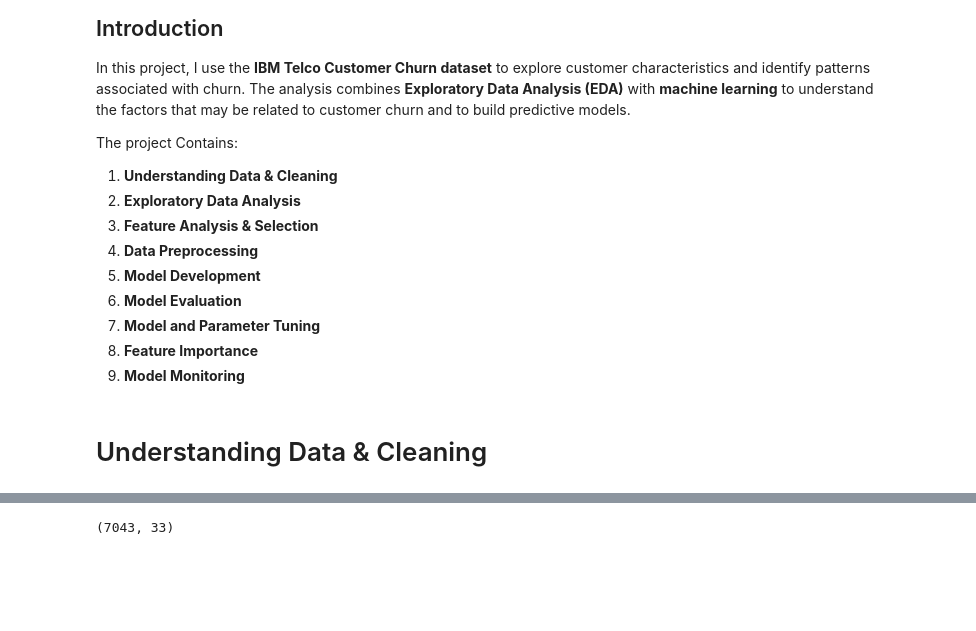
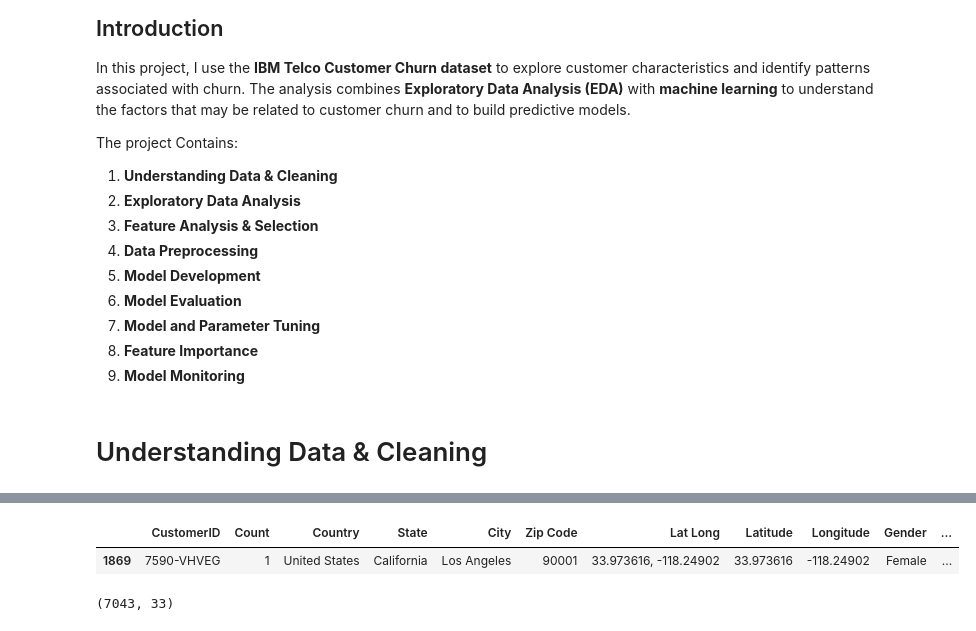
Before and after one commit to EressaMuluken/Customer-Churn-Prediction-Analytics-Dashboard, a Jupyter notebook: notebooks/Data_analysis.ipynb, the cells around one changed output, grey strips where cells are left out. Drawn from its saved outputs; the diff is of its cells as text; code cells hidden in the pictures; blank space fills up the shorter version.

```diff
--- a/notebooks/Data_analysis.ipynb
+++ b/notebooks/Data_analysis.ipynb
@@ -34,6 +34,11 @@ df.head()
 | 2 | 9305-CDSKC | 1 | United States | California | Los Angeles | 90006 | 34.048013, -118.293953 | 34.048013 | -118.293953 | Female | ... |
 | 3 | 7892-POOKP | 1 | United States | California | Los Angeles | 90010 | 34.062125, -118.315709 | 34.062125 | -118.315709 | Female | ... |
 | 4 | 0280-XJGEX | 1 | United States | California | Los Angeles | 90015 | 34.039224, -118.266293 | 34.039224 | -118.266293 | Male | ... |
+# %%
+df[df['CustomerID'] == '7590-VHVEG']
+# %% [output]
+|  | CustomerID | Count | Country | State | City | Zip Code | Lat Long | Latitude | Longitude | Gender | ... |
+| 1869 | 7590-VHVEG | 1 | United States | California | Los Angeles | 90001 | 33.973616, -118.24902 | 33.973616 | -118.24902 | Female | ... |
 # %%
 df.shape
 # %% [output]
```
Also changed, not shown: 32 other files.
